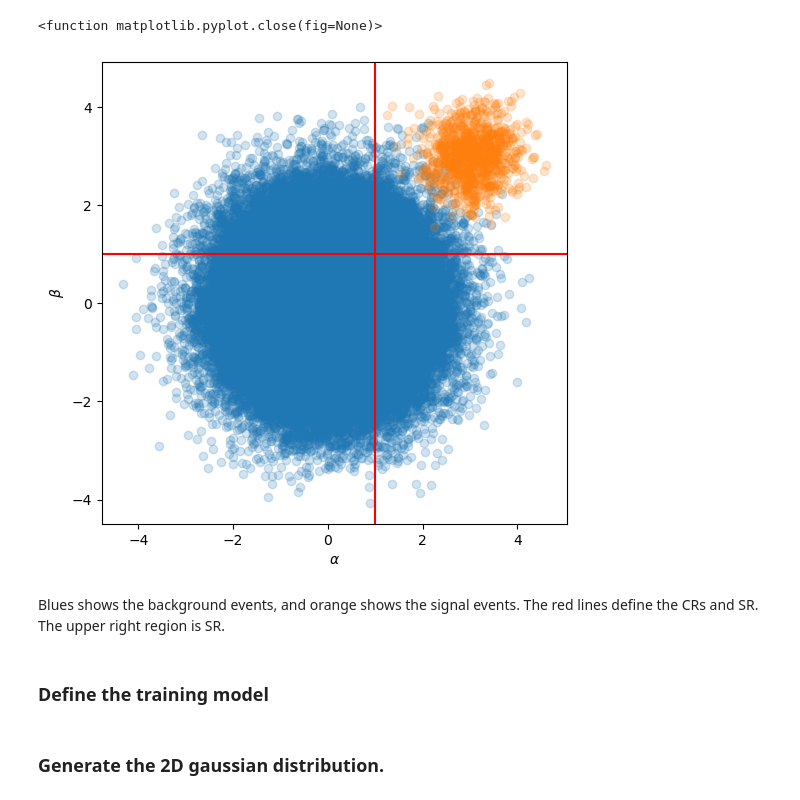
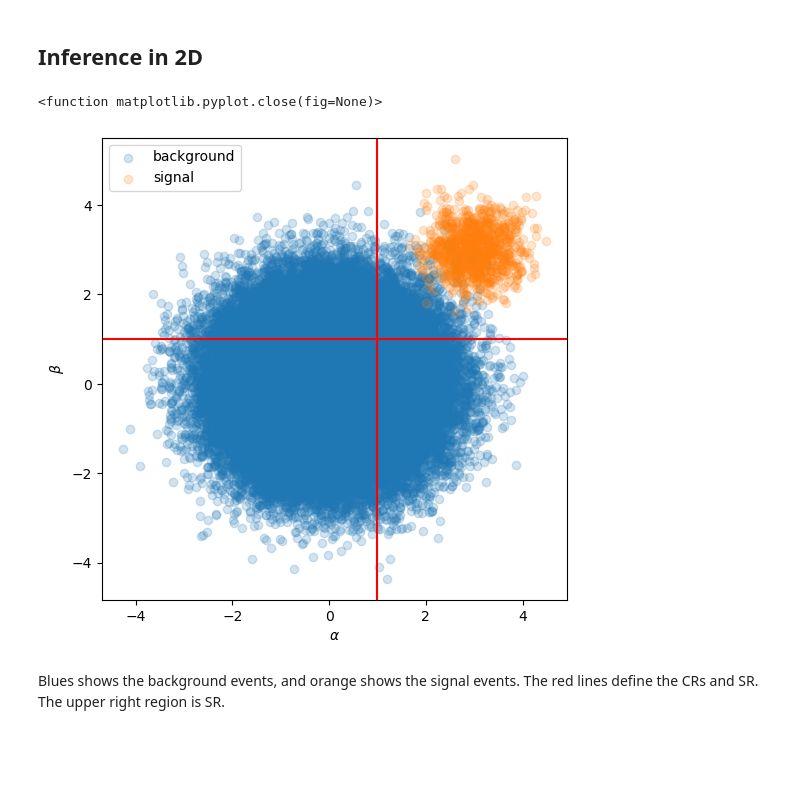
Before and after one commit to hep-lbdl/non-resonant-AD-extrapolation, a Jupyter notebook: Example.ipynb, the cells around one changed output. Cells and saved outputs as stored; diff of their text form; code cells hidden in the pictures; blank space fills up the shorter version.

```diff
--- a/Example.ipynb
+++ b/Example.ipynb
@@ -49,0 +64,5 @@ cuda available: True
+# %%
+# Total number of events
+N1 = 100000
+# Total number of signal
+N2 = 1000
@@ -50,2 +84,14 @@ cuda available: True
 # %%
 %run plotting.py
+# %%
+x1 = np.random.normal(0, 1, N1).astype(dtype=np.float32)
+mask_CR1D = x1 < 1
+mask_SR1D = x1 > 1
+
+x2 = np.random.normal(0, 1, N1).astype(dtype=np.float32)
+data = np.stack([x1, x2], axis = -1)
+mask_CR = np.logical_not((data[:,0] > 1) & (data[:,1] > 1))
+mask_SR = (data[:,0] > 1) & (data[:,1] > 1)
+
+x3 = np.random.normal(3, 0.5, N2).astype(dtype=np.float32)
+x4 = np.random.normal(3, 0.5, N2).astype(dtype=np.float32)
@@ -52,27 +153,21 @@ cuda available: True
+# %% [markdown]
+## Inference in 2D
 # %%
-n1 = 100000
 plt.figure(figsize=(6,6))
 # Background
-x1 = np.random.normal(0, 1, n1).astype(dtype=np.float32)
-x2 = np.random.normal(0, 1, n1).astype(dtype=np.float32)
-plt.scatter(x1, x2, alpha = 0.2)
-data = np.stack([x1, x2], axis = -1)
+plt.scatter(x1, x2, alpha = 0.2, label="background")
 # Signal
-n2 = 1000
-x3 = np.random.normal(3, 0.5, n2).astype(dtype=np.float32)
-x4 = np.random.normal(3, 0.5, n2).astype(dtype=np.float32)
-plt.scatter(x3, x4, alpha = 0.2)
+plt.scatter(x3, x4, alpha = 0.2, label="signal")
 plt.xlabel('$\\alpha$')
 plt.ylabel('$\\beta$')
 plt.axhline(y=1, color='r', linestyle='-')
 plt.axvline(x=1, color='r', linestyle='-')
+plt.legend()
 plt.show
-plt.savefig('plots/full_bkg_sig.pdf')
+plt.savefig('plots/full_bkg_sig_2D.pdf')
 plt.close
 # %% [output]
 <function matplotlib.pyplot.close(fig=None)>
-[figure, old version]
+[figure, new version]
 # %% [markdown]
 Blues shows the background events, and orange shows the signal events. The red lines define the CRs and SR. The upper right region is SR.
-# %% [markdown]
-### Define the training model
@@ -81,2 +173,0 @@ Blues shows the background events, and orange shows the signal events. The red l
-# %% [markdown]
-### Generate the 2D gaussian distribution.
```
Also changed, not shown: parts of 71 cells of this notebook, 34 other files.
